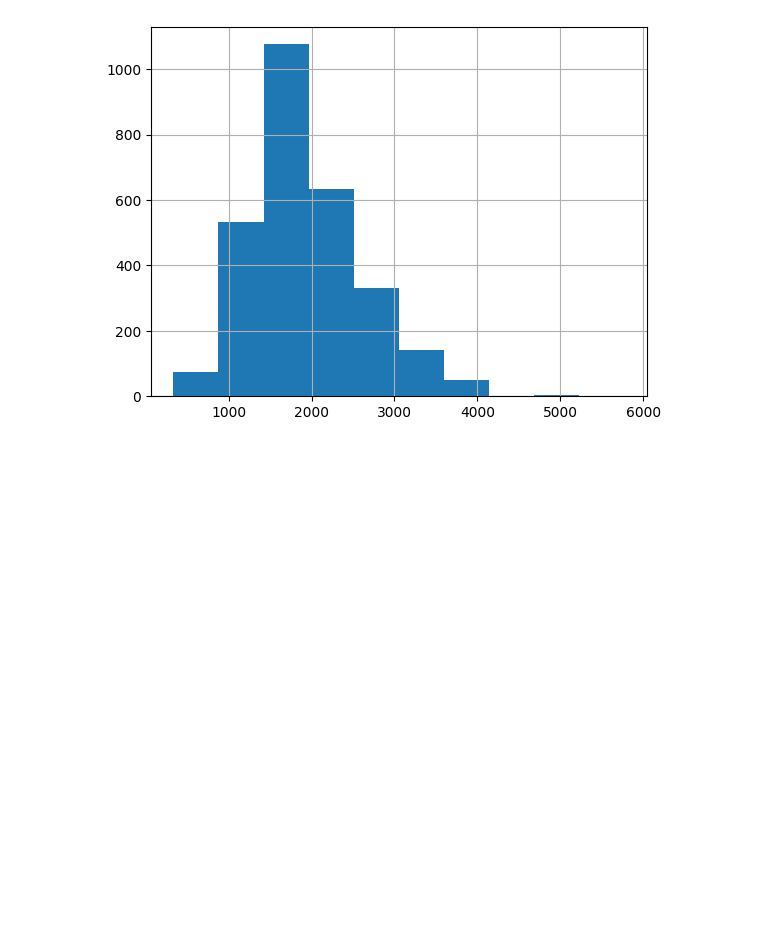
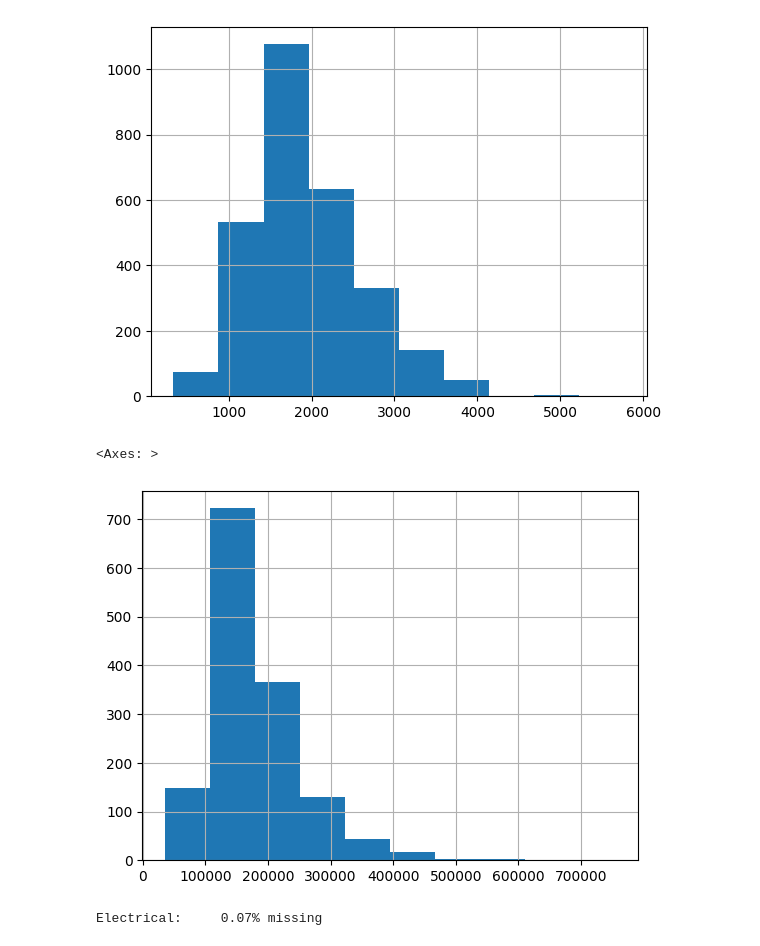
Before and after one commit to wetherc/data-2000, a Jupyter notebook: labs/050_decision-trees.ipynb, the cells around one changed output. Cells and saved outputs as stored; diff of their text form; code cells hidden in the pictures; blank space fills up the shorter version.

```diff
--- a/labs/050_decision-trees.ipynb
+++ b/labs/050_decision-trees.ipynb
@@ -421,3 +300,10 @@ data["TotalSF"].hist()
 # %% [output]
 <Axes: >
 [figure]
+# %%
+import numpy as np
+
+np.expm1(np.log1p(data["SalePrice"])).hist()
+# %% [output]
+<Axes: >
+[figure, added]
@@ -423,0 +312,6 @@ data["TotalSF"].hist()
+# %%
+for row in (data_valid.isna().mean() * 100).items():
+    if row[1] > 0:
+        print(f"{row[0]}:\t{round(row[1], 2)}% missing")
+# %% [output]
+Electrical:     0.07% missing
```
Also changed, not shown: parts of 40 cells of this notebook.
